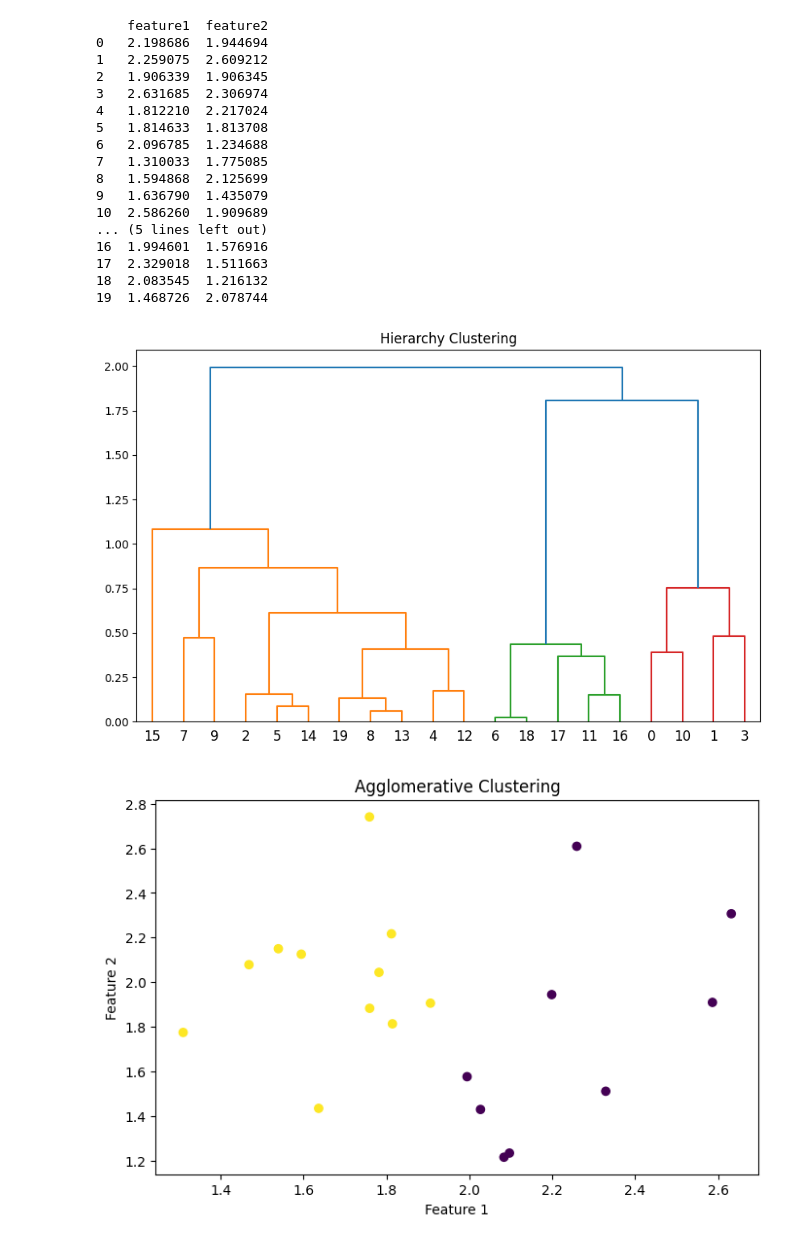
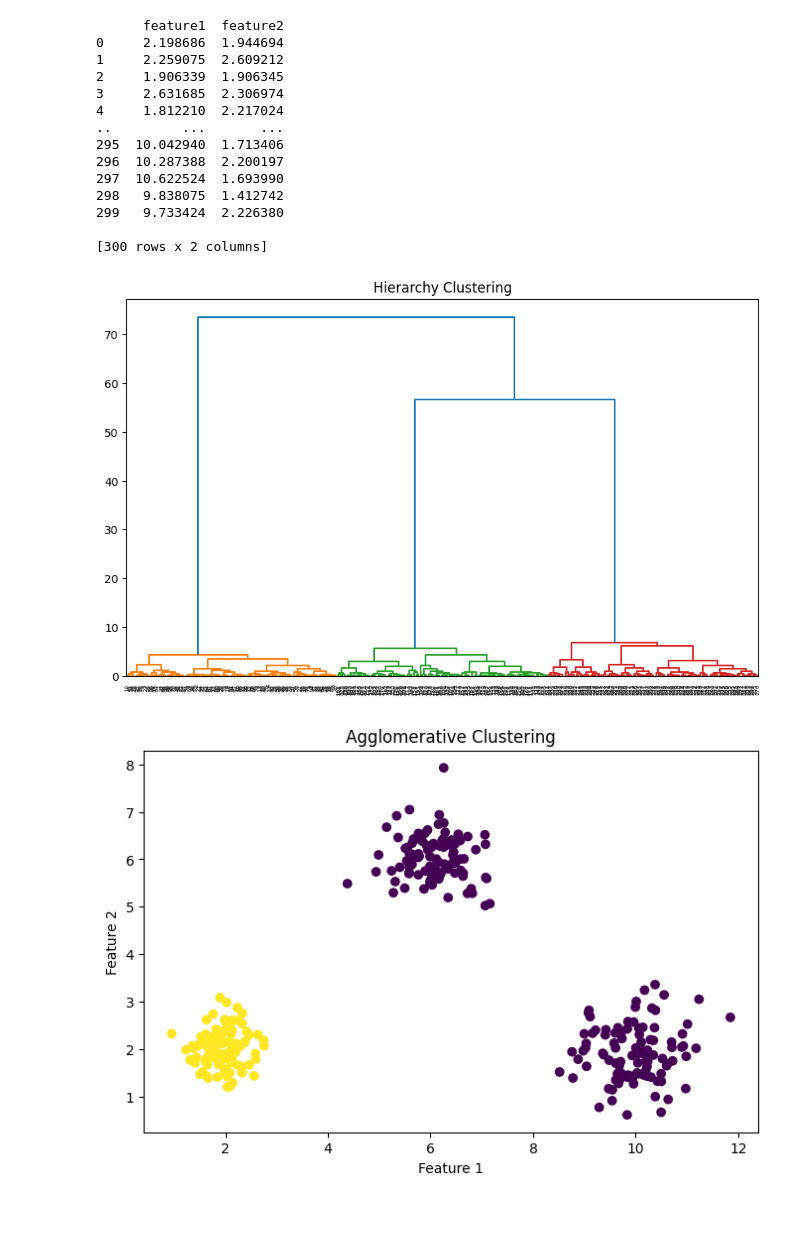
Before and after one commit to sandeep7348/Assignment, a Jupyter notebook: AglometricClustering.ipynb, the cells around one changed output. Cells and saved outputs as stored; diff of their text form; code cells hidden in the pictures; blank space fills up the shorter version.

```diff
--- a/AglometricClustering.ipynb
+++ b/AglometricClustering.ipynb
@@ -3,51 +3,67 @@
 # %%
 import scipy.cluster.hierarchy as shc
 import matplotlib.pyplot as plt
 import matplotlib.pyplot as plt1
 import pandas as pd
+import matplotlib.pyplot as plt2
 from sklearn.cluster import AgglomerativeClustering
+from sklearn.cluster import KMeans
 
 df = pd.read_csv("agglomerative_clustering_with_labels.csv")
-data = df[["feature1", "feature2"]].head(20)
+data = df[["feature1", "feature2"]]
 print(data)
 
 # -------------------- Dendrogram --------------------
 plt.figure(figsize=(10, 6))
 plt.title("Hierarchy Clustering")
-
 dendogram = shc.dendrogram(shc.linkage(data, method='ward'))
-plt.show()     # <-- show AFTER plotting dendrogram
+plt.show()
 
 # -------------------- Agglomerative clustering --------------------
 dataTest = AgglomerativeClustering(n_clusters=2, metric="euclidean", linkage="ward")
 finalData = dataTest.fit(data)
 
-# -------------------- Scatter plot --------------------
+# -------------------- Agglomerative Scatter plot --------------------
 plt1.figure(figsize=(8, 5))
 plt1.scatter(data.iloc[:, 0], data.iloc[:, 1],
              c=finalData.labels_, cmap='viridis', marker='o')
 
 plt1.title("Agglomerative Clustering")
 plt1.xlabel("Feature 1")
 plt1.ylabel("Feature 2")
 plt1.show()
+
+# -------------------- K-Means Clustering --------------------
+kmeans = KMeans(n_clusters=2, random_state=42, n_init="auto")
+kmeans_labels = kmeans.fit_predict(data)   # ✔ FIXED LINE
+
+# -------------------- K-Means Scatter plot --------------------
+plt2.figure(figsize=(8, 5))
+plt2.scatter(data.iloc[:, 0], data.iloc[:, 1],
+             c=kmeans_labels, cmap='plasma', marker='o')
+
+plt2.scatter(kmeans.cluster_centers_[:, 0], kmeans.cluster_centers_[:, 1],
+             s=200, c='black', marker='X', label='Centroids')
+
+plt2.title("K-Means Clustering")
+plt2.xlabel("Feature 1")
+plt2.ylabel("Feature 2")
+plt2.legend()
+plt2.show()
 # %% [output]
-    feature1  feature2
-0   2.198686  1.944694
-1   2.259075  2.609212
-2   1.906339  1.906345
-3   2.631685  2.306974
-4   1.812210  2.217024
-5   1.814633  1.813708
-6   2.096785  1.234688
-7   1.310033  1.775085
-8   1.594868  2.125699
-9   1.636790  1.435079
-10  2.586260  1.909689
-... (5 lines left out)
-16  1.994601  1.576916
-17  2.329018  1.511663
-18  2.083545  1.216132
-19  1.468726  2.078744
+      feature1  feature2
+0     2.198686  1.944694
+1     2.259075  2.609212
+2     1.906339  1.906345
+3     2.631685  2.306974
+4     1.812210  2.217024
+..         ...       ...
+295  10.042940  1.713406
+296  10.287388  2.200197
+297  10.622524  1.693990
+298   9.838075  1.412742
+299   9.733424  2.226380
+
+[300 rows x 2 columns]
-[figure, old version]
+[figure, new version]
-[figure, old version]
+[figure, new version]
```
Also changed, not shown: parts of 1 cell of this notebook.
